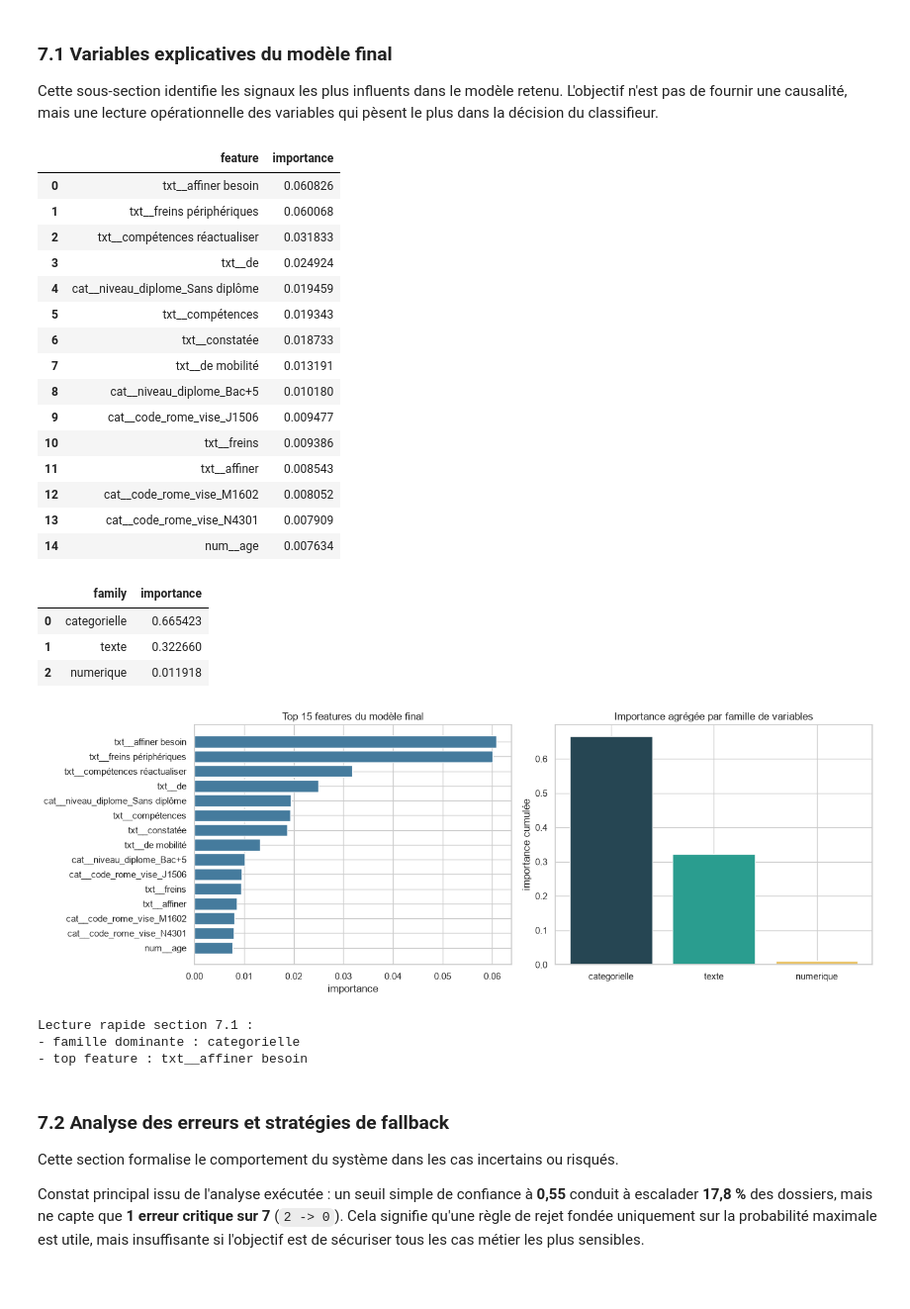
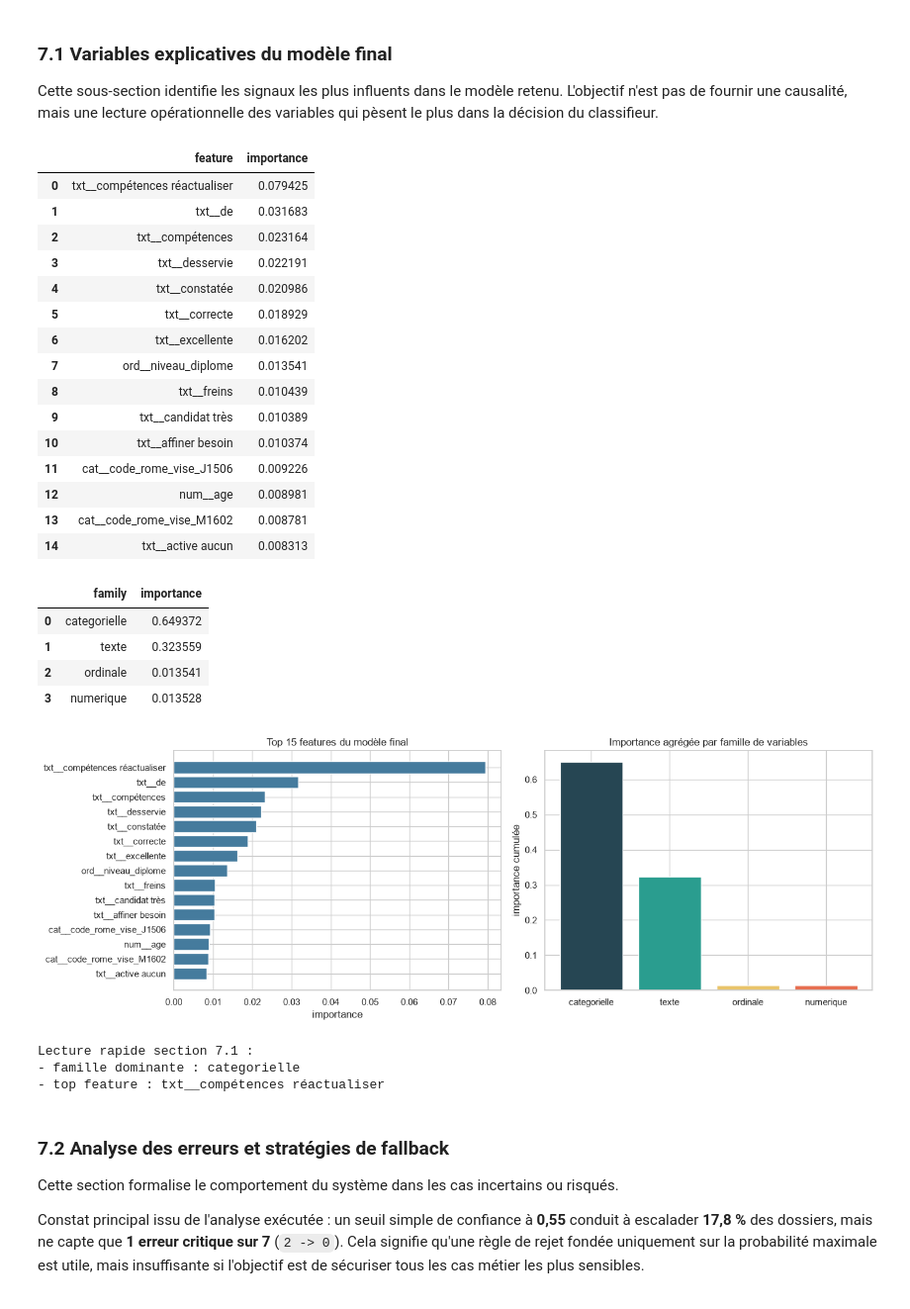
Before and after one commit to userZku/multimodal-classification, a Jupyter notebook: notebooks/multimodal-classification.ipynb, the cells around one changed output. Shown at 99% size. Cells and saved outputs as stored; diff of their text form; code cells hidden in the pictures.

```diff
--- a/notebooks/multimodal-classification.ipynb
+++ b/notebooks/multimodal-classification.ipynb
@@ -875,15 +897,18 @@ Le projet compare **4 scénarios** avec un protocole constant pour évaluer perf
 
 from copy import deepcopy
 
-def make_preprocessor(num_feats, cat_feats, use_text=True):
+
+def make_preprocessor(num_feats, ord_feats, cat_feats, use_text=True):
     transformers = [
         ("num", deepcopy(numeric_pipeline), num_feats),
+        ("ord", deepcopy(ordinal_pipeline), ord_feats),
         ("cat", deepcopy(categorical_pipeline), cat_feats),
     ]
     if use_text:
         transformers.append(("txt", deepcopy(text_pipeline), [text_feature]))
 
     return ColumnTransformer(transformers=transformers, remainder="drop")
+
 
 scenarios = {
     "S1_multimodal_complet": {
@@ -913,15 +938,21 @@ for name, cfg in scenarios.items():
     Xtr = X_train.drop(columns=cfg["drop_cols"], errors="ignore")
     Xte = X_test.drop(columns=cfg["drop_cols"], errors="ignore")
 
-    # On garde le mapping explicite défini en 4.1
     num_feats = [c for c in num_features if c in Xtr.columns]
-    cat_feats = [c for c in cat_features if c in Xtr.columns and c != text_feature]
+    ord_feats = [c for c in ordinal_features if c in Xtr.columns]
+    cat_feats = [c for c in cat_features if c in Xtr.columns]
 
     allowed_extra = {text_feature} if cfg["use_text"] else set()
-    unknown_scenario_features = sorted(set(Xtr.columns) - set(num_feats) - set(cat_feats) - allowed_extra)
+    unknown_scenario_features = sorted(
+        set(Xtr.columns)
+        - set(num_feats)
+        - set(ord_feats)
+        - set(cat_feats)
+        - allowed_extra
+    )
     assert not unknown_scenario_features, f"Features non mappées pour {name}: {unknown_scenario_features}"
 
-    pp = make_preprocessor(num_feats, cat_feats, use_text=cfg["use_text"])
+    pp = make_preprocessor(num_feats, ord_feats, cat_feats, use_text=cfg["use_text"])
     Xtr_t = pp.fit_transform(Xtr)
     Xte_t = pp.transform(Xte)
 
@@ -1528,13 +1541,14 @@ if not hasattr(clf, "feature_importances_"):
     raise TypeError("Le modèle final ne fournit pas de feature_importances_.")
 
 num_names = [f"num__{name}" for name in final_preprocessor.transformers_[0][2]]
+ord_names = [f"ord__{name}" for name in final_preprocessor.transformers_[1][2]]
 cat_encoder = final_preprocessor.named_transformers_["cat"].named_steps["encoder"]
-cat_input_names = final_preprocessor.transformers_[1][2]
+cat_input_names = final_preprocessor.transformers_[2][2]
 cat_names = [f"cat__{name}" for name in cat_encoder.get_feature_names_out(cat_input_names)]
 text_vectorizer = final_preprocessor.named_transformers_["txt"].named_steps["tfidf"]
 text_names = [f"txt__{name}" for name in text_vectorizer.get_feature_names_out()]
 
-feature_names = num_names + cat_names + text_names
+feature_names = num_names + ord_names + cat_names + text_names
 importance_df = pd.DataFrame({
     "feature": feature_names,
     "importance": clf.feature_importances_,
@@ -1543,66 +1557,71 @@ importance_df = pd.DataFrame({
 importance_df = importance_df.sort_values("importance", ascending=False).reset_index(drop=True)
 top_features = importance_df.head(15).copy()
 
+
 def feature_family(name: str) -> str:
     if name.startswith("txt__"):
         return "texte"
     if name.startswith("num__"):
         return "numerique"
+    if name.startswith("ord__"):
+        return "ordinale"
     if name.startswith("cat__"):
         return "categorielle"
     return "autre"
+
 
 importance_df["family"] = importance_df["feature"].apply(feature_family)
 family_importance = (
     importance_df.groupby("family", as_index=False)["importance"]
     .sum()
     .sort_values("importance", ascending=False)
     .reset_index(drop=True)
 )
 
 display(top_features)
 display(family_importance)
 
 fig, axes = plt.subplots(1, 2, figsize=(14, 5))
 axes[0].barh(top_features["feature"].iloc[::-1], top_features["importance"].iloc[::-1], color="#457b9d")
 axes[0].set_title("Top 15 features du modèle final")
 axes[0].set_xlabel("importance")
 
 axes[1].bar(family_importance["family"], family_importance["importance"], color=["#264653", "#2a9d8f", "#e9c46a", "#e76f51"][:len(family_importance)])
 axes[1].set_title("Importance agrégée par famille de variables")
 axes[1].set_ylabel("importance cumulée")
 
 plt.tight_layout()
 plt.show()
 
 print("Lecture rapide section 7.1 :")
 print(f"- famille dominante : {family_importance.iloc[0]['family']}")
 print(f"- top feature : {top_features.iloc[0]['feature']}")
 # %% [output]
 |  | feature | importance |
-| 0 | txt__affiner besoin | 0.060826 |
-| 1 | txt__freins périphériques | 0.060068 |
-| 2 | txt__compétences réactualiser | 0.031833 |
-| 3 | txt__de | 0.024924 |
-| 4 | cat__niveau_diplome_Sans diplôme | 0.019459 |
-| 5 | txt__compétences | 0.019343 |
-| 6 | txt__constatée | 0.018733 |
-| 7 | txt__de mobilité | 0.013191 |
-| 8 | cat__niveau_diplome_Bac+5 | 0.010180 |
-| 9 | cat__code_rome_vise_J1506 | 0.009477 |
-| 10 | txt__freins | 0.009386 |
-| 11 | txt__affiner | 0.008543 |
-| 12 | cat__code_rome_vise_M1602 | 0.008052 |
-| 13 | cat__code_rome_vise_N4301 | 0.007909 |
-| 14 | num__age | 0.007634 |
+| 0 | txt__compétences réactualiser | 0.079425 |
+| 1 | txt__de | 0.031683 |
+| 2 | txt__compétences | 0.023164 |
+| 3 | txt__desservie | 0.022191 |
+| 4 | txt__constatée | 0.020986 |
+| 5 | txt__correcte | 0.018929 |
+| 6 | txt__excellente | 0.016202 |
+| 7 | ord__niveau_diplome | 0.013541 |
+| 8 | txt__freins | 0.010439 |
+| 9 | txt__candidat très | 0.010389 |
+| 10 | txt__affiner besoin | 0.010374 |
+| 11 | cat__code_rome_vise_J1506 | 0.009226 |
+| 12 | num__age | 0.008981 |
+| 13 | cat__code_rome_vise_M1602 | 0.008781 |
+| 14 | txt__active aucun | 0.008313 |
 |  | family | importance |
-| 0 | categorielle | 0.665423 |
-| 1 | texte | 0.322660 |
-| 2 | numerique | 0.011918 |
+| 0 | categorielle | 0.649372 |
+| 1 | texte | 0.323559 |
+| 2 | ordinale | 0.013541 |
+| 3 | numerique | 0.013528 |
-[figure, old version]
+[figure, new version]
 Lecture rapide section 7.1 :
 - famille dominante : categorielle
-- top feature : txt__affiner besoin
+- top feature : txt__compétences réactualiser
 # %% [markdown]
 ### 7.2 Analyse des erreurs et stratégies de fallback
 
```
Also changed, not shown: parts of 15 cells of this notebook, 3 other files.
